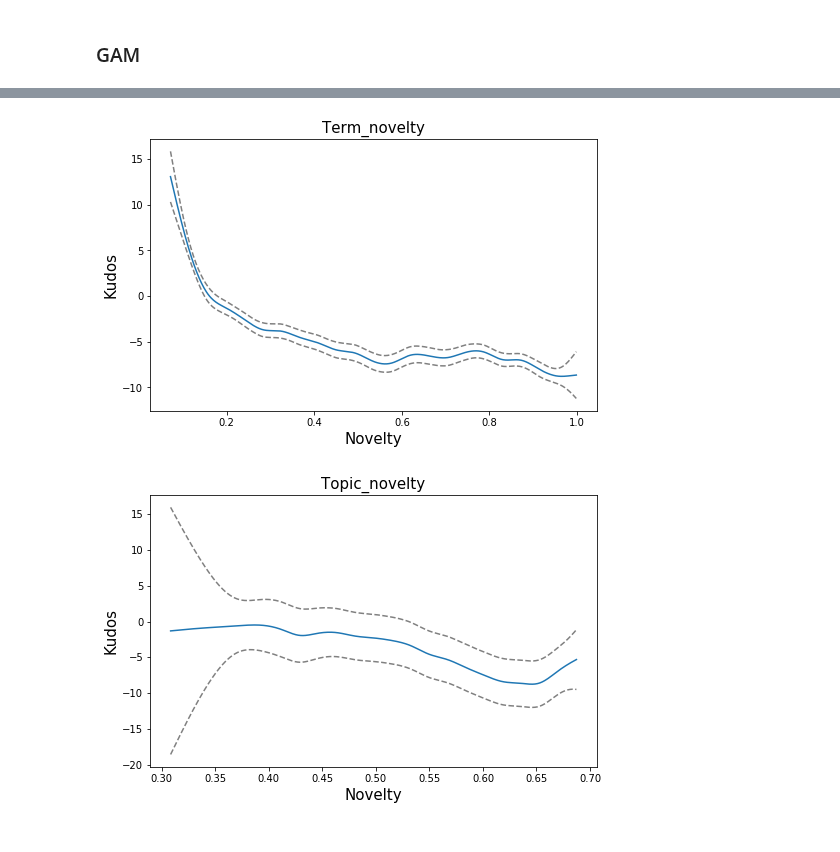
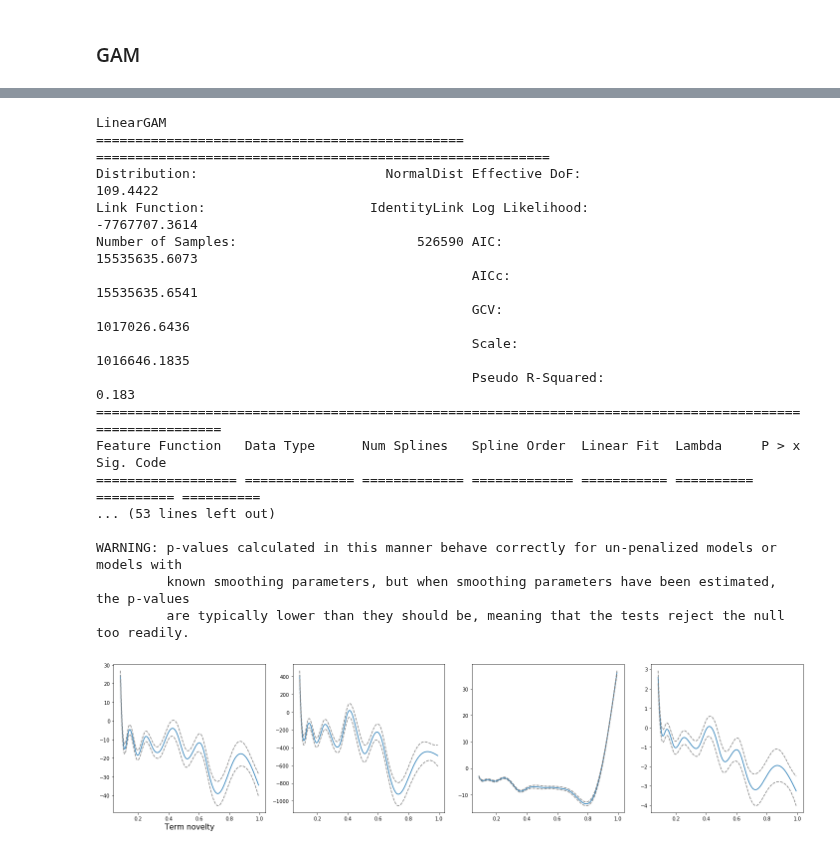
Before and after one commit to yzjing/ao3_old, a Jupyter notebook: exps/20180604_regression/gam.ipynb, the cells around one changed output, grey strips where cells are left out. Cells and saved outputs as stored; diff of their text form; code cells hidden in the pictures.

```diff
--- a/exps/20180604_regression/gam.ipynb
+++ b/exps/20180604_regression/gam.ipynb
@@ -296,5 +69,4 @@ y = df_all[['Kudos']]
 # gam.gridsearch(X, y,**kwargs)
 # gam.summary()
 # %%
-gam = LinearGAM(n_splines=25, lam=301.25).fit(X, y)
-gam.summary()
+gam_kudos = LinearGAM(n_splines=20, lam=10).fit(X, df_all['Kudos'])
@@ -319,33 +73,86 @@ WARNING: p-values calculated in this manner behave correctly for un-penalized mo
+# %%
+gam_hits = LinearGAM(n_splines=20, lam=10).fit(X, df_all['Hits'])
+# %%
+gam_comments = LinearGAM(n_splines=20, lam=10).fit(X, df_all['Comments'])
+# %%
+gam_bookmarks = LinearGAM(n_splines=20, lam=10).fit(X, df_all['Bookmarks'])
+# %%
+gam_hits.summary()
+# %% [output]
+LinearGAM
+=============================================== ==========================================================
+Distribution:                        NormalDist Effective DoF:                                    109.4422
+Link Function:                     IdentityLink Log Likelihood:                              -7767707.3614
+Number of Samples:                       526590 AIC:                                         15535635.6073
+                                                AICc:                                        15535635.6541
+                                                GCV:                                          1017026.6436
+                                                Scale:                                        1016646.1835
+                                                Pseudo R-Squared:                                    0.183
+==========================================================================================================
+Feature Function   Data Type      Num Splines   Spline Order  Linear Fit  Lambda     P > x      Sig. Code
+================== ============== ============= ============= =========== ========== ========== ==========
+... (53 lines left out)
+
+WARNING: p-values calculated in this manner behave correctly for un-penalized models or models with
+         known smoothing parameters, but when smoothing parameters have been estimated, the p-values
+         are typically lower than they should be, meaning that the tests reject the null too readily.
 # %%
 titles = ['ChapterIndex', 'Chapters','Term_novelty', 'Topic_novelty',
        'Category_F_F', 'Category_F_M', 'Category_Gen', 'Category_M_M',
        'Category_Multi', 'Category_Other', 'Category_None',
        'ArchiveWarnings_none', 'ArchiveWarnings_underage',
        'ArchiveWarnings_death', 'ArchiveWarnings_choose_no',
        'ArchiveWarnings_no_apply', 'ArchiveWarnings_blood',
        'ArchiveWarnings_violence', 'ArchiveWarnings_noncon',
        'Freq_author', 'Rating_E', 'Rating_G', 'Rating_M', 'Rating_N',
        'Rating_T', 'Freq_relationship', 'Fandom_harry_potter',
        'Fandom_dcu', 'Fandom_doctor_who', 'Fandom_star_wars',
        'Fandom_arthurian', 'Fandom_supernatural', 'Fandom_haikyuu',
        'Fandom_kuroko_no_basuke', 'Fandom_hamilton_miranda',
        'Fandom_dragon_age', 'Fandom_the_walking_dead', 'Fandom_buffy',
        'Fandom_les_miserables', 'Fandom_naruto', 'Fandom_tolkien',
        'Fandom_shakespare', 'Fandom_hetalia', 'Fandom_attack_on_titan',
        'Fandom_ms_paint_adventures', 'Fandom_homestuck', 'Fandom_marvel',
        'Fandom_sailor_moon', 'Fandom_one_direction', 'Fandom_sherlock',
        'History']
 
-XX = generate_X_grid(gam)
-for i in range(2,4):
-    plt.figure(figsize = (8,5))
-    pdep, confi = gam.partial_dependence(XX, feature=i+1, width=.95)
-    plt.plot(XX[:, i], pdep)
-    plt.plot(XX[:, i], confi[0][:, 0], c='grey', ls='--')
-    plt.plot(XX[:, i], confi[0][:, 1], c='grey', ls='--')
-    plt.title(titles[i],fontsize=15)
-    plt.xlabel('Novelty', fontsize=15)
-    plt.ylabel('Kudos',fontsize=15)
+plt.figure(figsize = (20, 5))
+plt.subplot(1,4,1)
+
+X1 = generate_X_grid(gam_kudos)
+pdep, confi = gam_kudos.partial_dependence(X1, feature=2, width=.95)
+plt.plot(X1[:, 2], pdep)
+plt.plot(X1[:, 2], confi[0][:, 0], c='grey', ls='--')
+plt.plot(X1[:, 2], confi[0][:, 1], c='grey', ls='--')
+plt.xlabel(titles[2].replace('_', ' '), fontsize=15)
+
+plt.subplot(1,4,2)
+
+X2 = generate_X_grid(gam_hits)
+pdep, confi = gam_hits.partial_dependence(X2, feature=2, width=.95)
+plt.plot(X2[:, 2], pdep)
+plt.plot(X2[:, 2], confi[0][:, 0], c='grey', ls='--')
+plt.plot(X2[:, 2], confi[0][:, 1], c='grey', ls='--')
+
+plt.subplot(1,4,3)
+
+X3 = generate_X_grid(gam_comments)
+pdep, confi = gam_comments.partial_dependence(X3, feature=2, width=.95)
+plt.plot(X3[:, 2], pdep)
+plt.plot(X3[:, 2], confi[0][:, 0], c='grey', ls='--')
+plt.plot(X3[:, 2], confi[0][:, 1], c='grey', ls='--')
+
+plt.subplot(1,4,4)
+
+X4 = generate_X_grid(gam_bookmarks)
+pdep, confi = gam_bookmarks.partial_dependence(X4, feature=2, width=.95)
+plt.plot(X4[:, 2], pdep)
+plt.plot(X4[:, 2], confi[0][:, 0], c='grey', ls='--')
+plt.plot(X4[:, 2], confi[0][:, 1], c='grey', ls='--')
+
+
+
+plt.tight_layout()
+plt.savefig('gam_teresults.pdf', type = 'pdf')
 # %% [output]
-[figure, old version]
+[figure, new version]
-[figure, removed]
```
Also changed, not shown: parts of 39 cells of this notebook, 5 other files.
